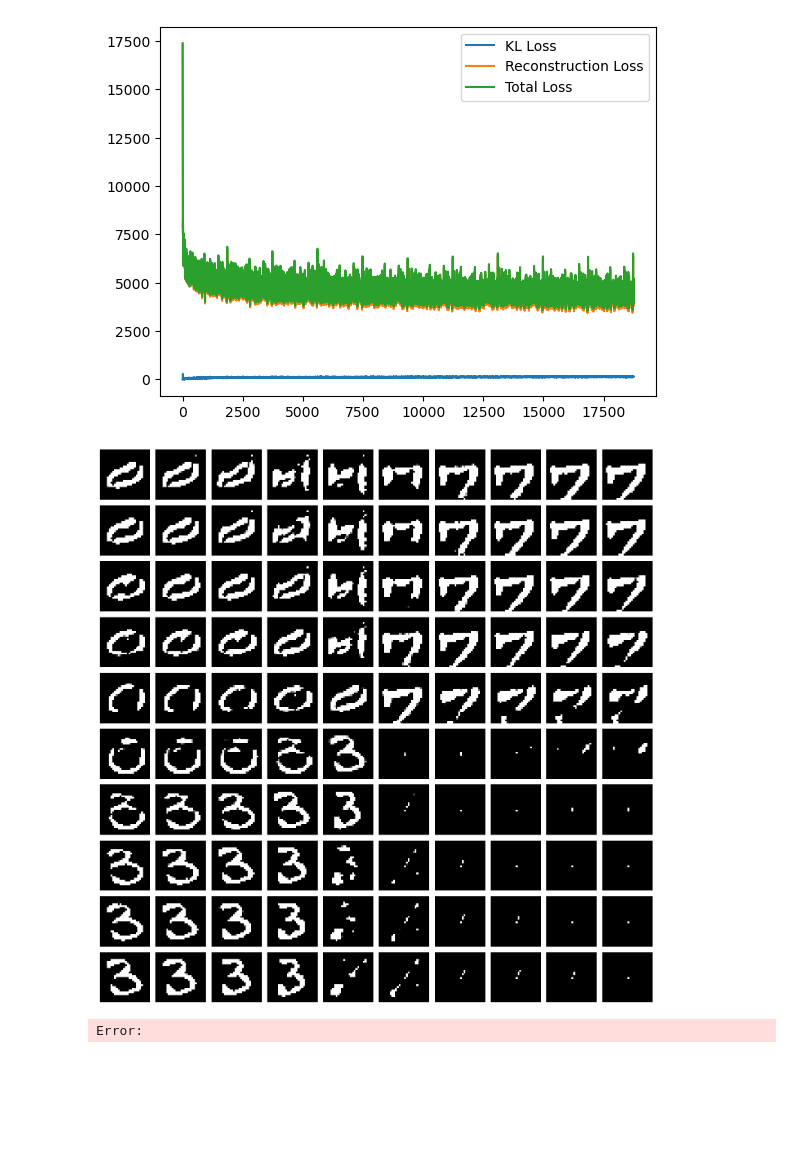
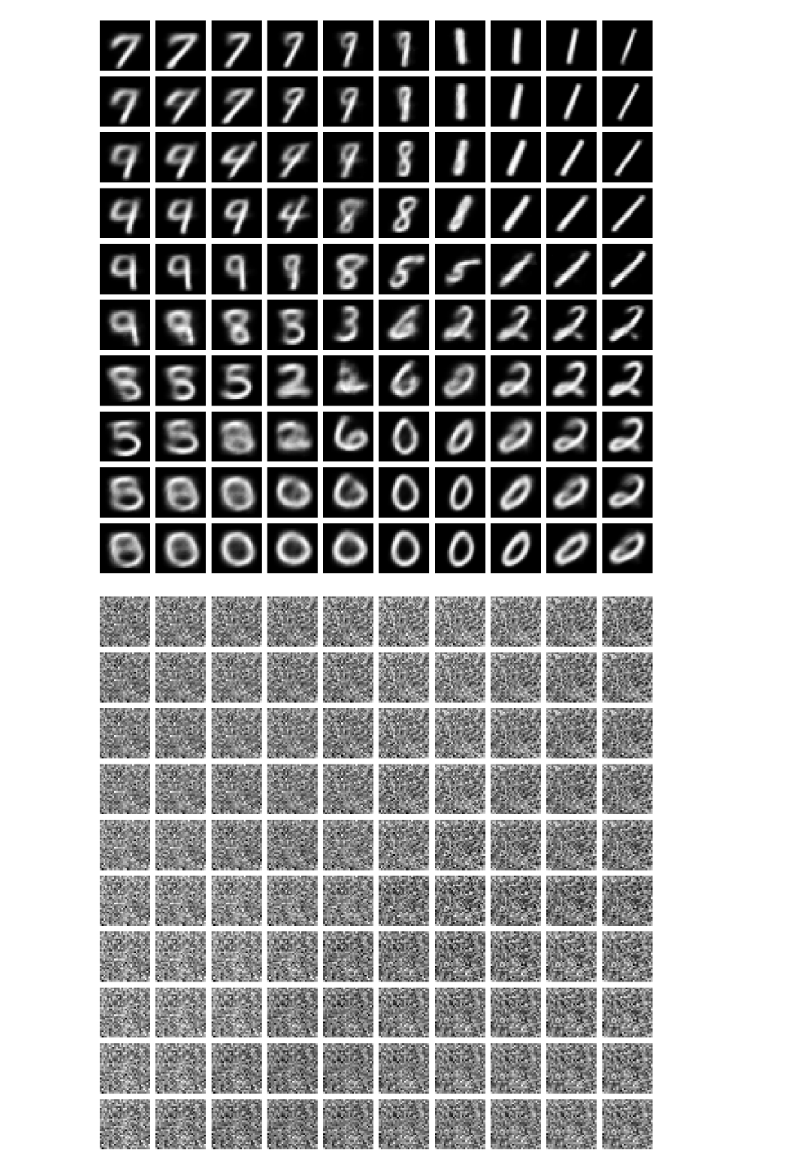
Before and after one commit to Saigum/a2_smai, a Jupyter notebook: a2/q4/vae_mnist.ipynb, the cells around one changed output. Saved outputs shown, nothing was run; the diff lists cells and outputs as text; code cells hidden in the pictures; blank space fills up the shorter version.

```diff
--- a/a2/q4/vae_mnist.ipynb
+++ b/a2/q4/vae_mnist.ipynb
@@ -57,62 +166,31 @@ class vae(nn.Module):
 # %%
-from tqdm import tqdm
 
-model = vae(28*28,2).cuda()
-optimizer = torch.optim.Adam(model.parameters(),lr=0.001)
 
-loss_fn = nn.BCELoss(reduction="sum")
-num_epochs=10
-kl_loss = []
-recon_loss = []
-total_loss = []
-with tqdm(total=len(train_loader)) as pbar:
-    for epoch in range(num_epochs):
-        for image,_ in train_loader:
-            image = image.view(-1,28*28).cuda()
-            optimizer.zero_grad()
-            decoded = model(image)
-            kl_loss.append(model.kl.item())
-            recon = loss_fn(decoded,image)
-            loss = model.kl + recon
-            recon_loss.append(recon.item())
-            total_loss.append(loss.item())
-            loss.backward()
-            optimizer.step()
-            pbar.update(1)
-            pbar.set_description(f"Epoch {epoch} Loss {loss.item()}")
-            if loss.item() < 0.1:
-                break
-
-plt.plot(kl_loss,label="KL Loss")
-plt.plot(recon_loss,label="Reconstruction Loss")
-plt.plot(total_loss,label="Total Loss")
-plt.legend()
-plt.show()
 def visualize_latent_space(model, device='cuda'):
-    # Create a grid of latent space coordinates
-    grid_x, grid_y = torch.meshgrid(torch.linspace(-300, 300, 10), torch.linspace(-300, 300, 10))
+    grid_x, grid_y = torch.meshgrid(torch.linspace(-3, 3, 10), torch.linspace(-3, 3, 10))
     grid_z = torch.stack([grid_x.flatten(), grid_y.flatten()], dim=1).to(device)
-
-    # Generate images from the latent vectors
     model.eval()  # Set model to evaluation mode
     with torch.no_grad():  # No need to track gradients
-        decoded = model.decoder(grid_z)
+        decoded = model.decode(grid_z)  # Use decode method directly
 
-    # Reshape to grid and plot
+    # Create figure
     fig, axes = plt.subplots(10, 10, figsize=(15, 15))
+
+    # Plot each image
     for i in range(10):
         for j in range(10):
             idx = i * 10 + j
             img = decoded[idx].view(28, 28).detach().cpu().numpy()
-            axes[i, j].imshow(img, cmap='gray')  # MNIST is grayscale
+            axes[i, j].imshow(img, cmap='gray')
             axes[i, j].axis('off')
 
-    plt.subplots_adjust(wspace=0.1, hspace=0.1)
+    plt.subplots_adjust(wspace=0.05, hspace=0.05)
     plt.tight_layout()
     plt.show()
 
-visualize_latent_space(model)
+visualize_latent_space(normal_model)
+visualize_latent_space(only_kl)
+visualize_latent_space(only_recon)
 # %% [output]
-[figure, old version]
+[figure, new version]
-[figure, old version]
+[figure, new version]
-Error:
```
Also changed, not shown: parts of 5 cells of this notebook, 4 other files.
